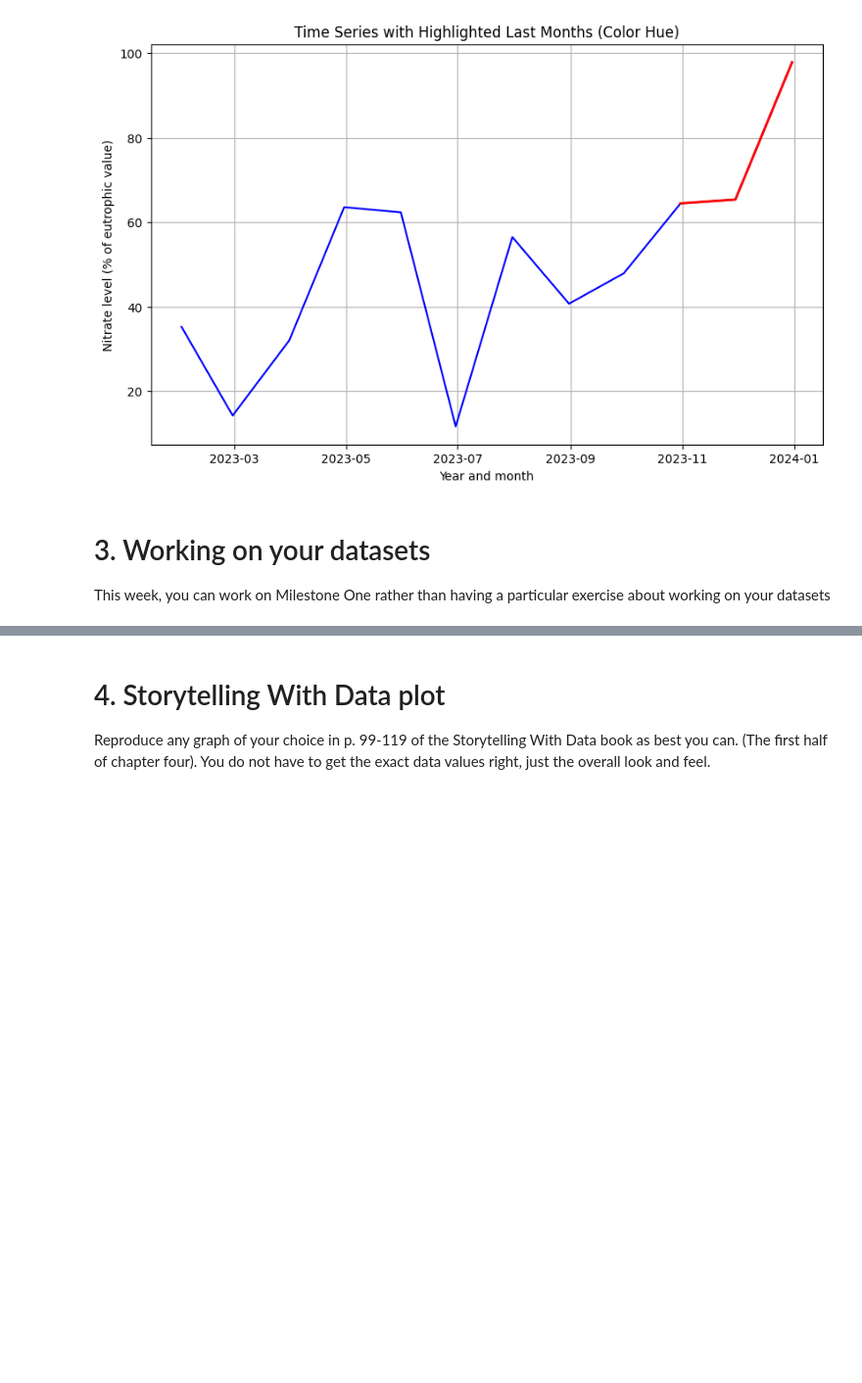
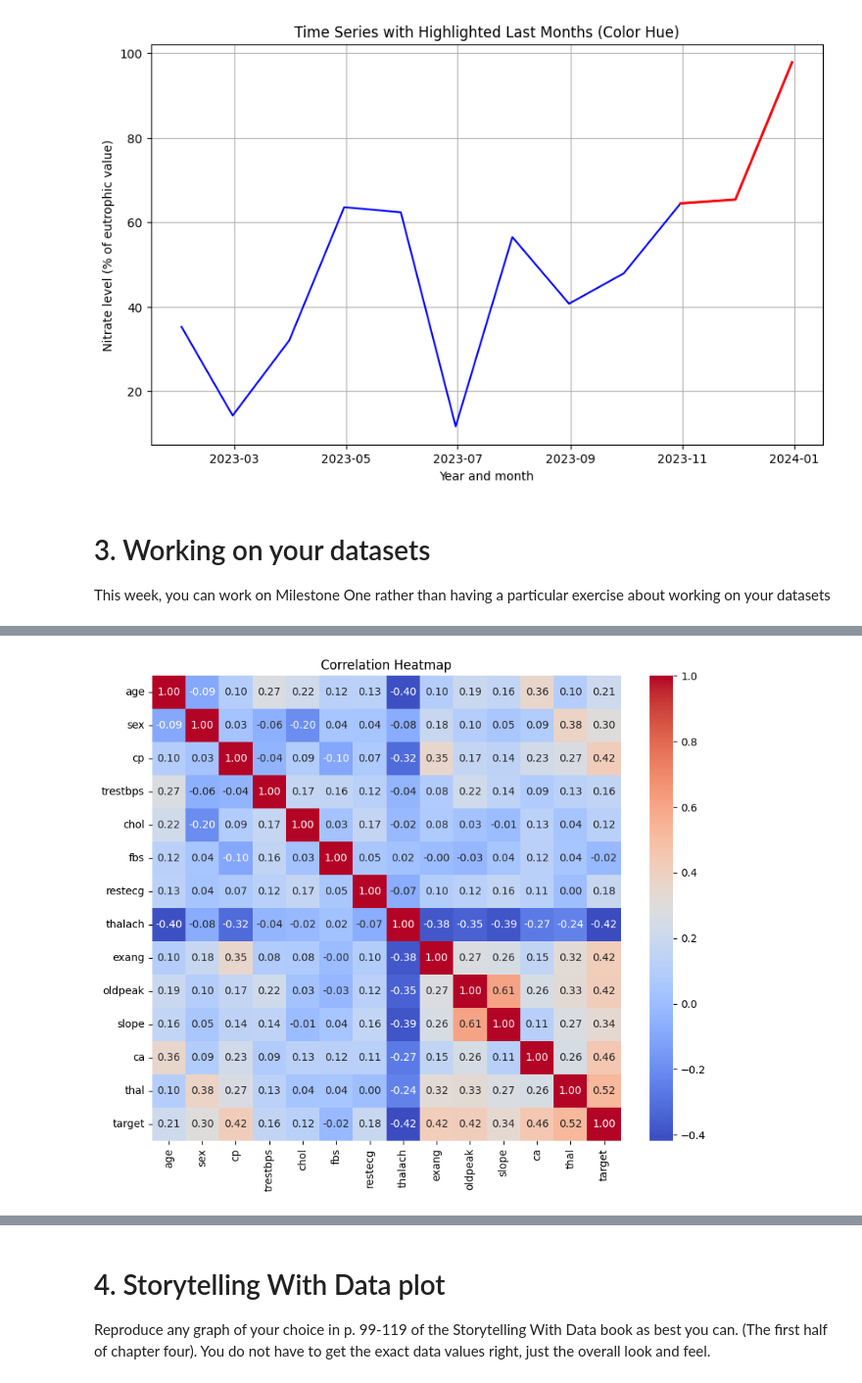
Before and after one commit to itsdipgit2024/Sem2-ModB, a Jupyter notebook: OMDS-ModB2-Week7-Ganguli-Dipankar.ipynb, the cells around one changed output, grey strips where cells are left out. Shown: that part at 98% size. Saved outputs shown, nothing was run; the diff lists cells and outputs as text; code cells hidden in the pictures; blank space fills up the shorter version.

```diff
--- a/OMDS-ModB2-Week7-Ganguli-Dipankar.ipynb
+++ b/OMDS-ModB2-Week7-Ganguli-Dipankar.ipynb
@@ -65,0 +257,11 @@ This week, you can work on Milestone One rather than having a particular exercis
+# %%
+# Compute correlation matrix
+corr_matrix = df_statlog.corr()
+
+# Heatmap of correlation matrix
+plt.figure(figsize=(10, 8))
+sns.heatmap(corr_matrix, annot=True, cmap="coolwarm", fmt=".2f")
+plt.title("Correlation Heatmap")
+plt.show()
+# %% [output]
+[figure, added]
```
Also changed, not shown: parts of 36 cells of this notebook.
